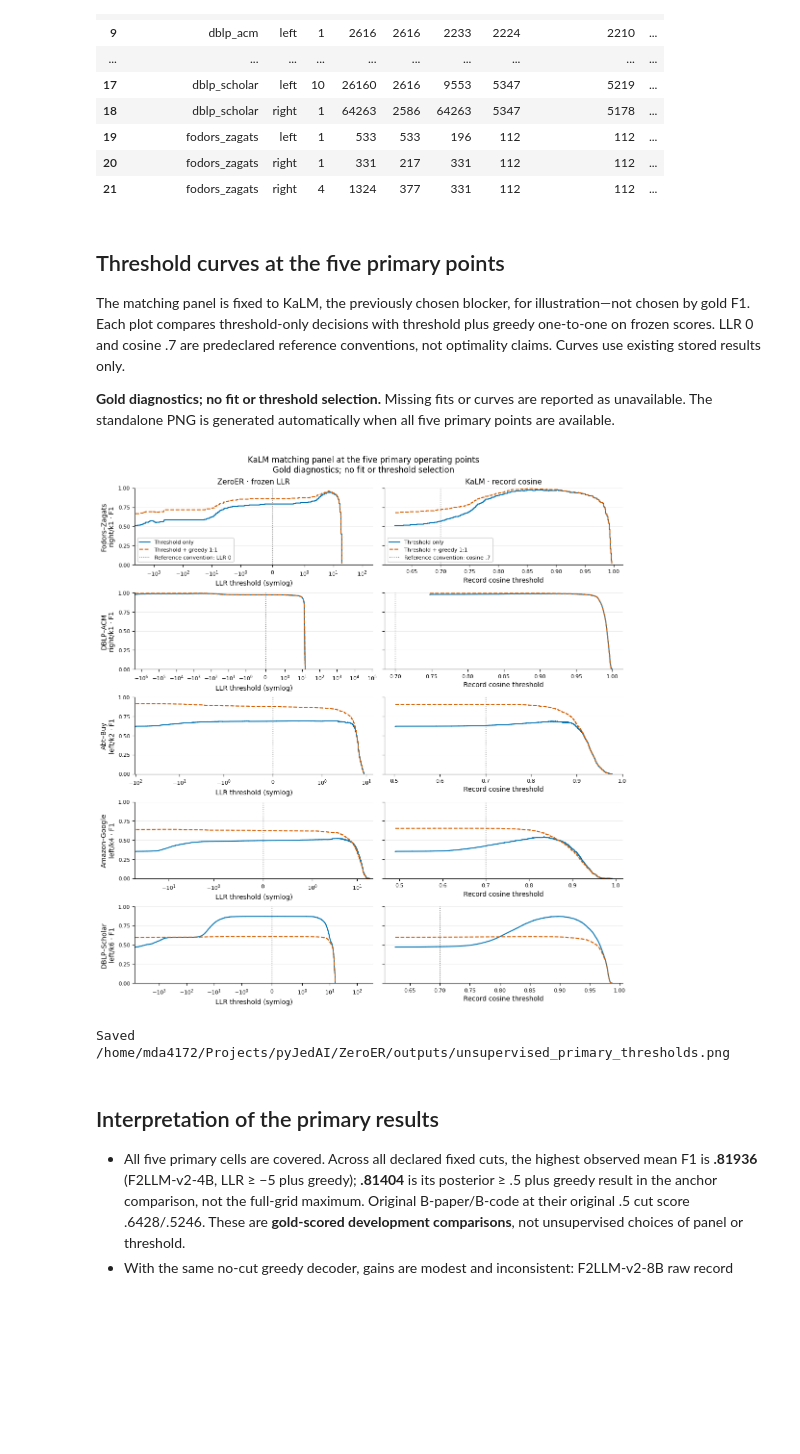
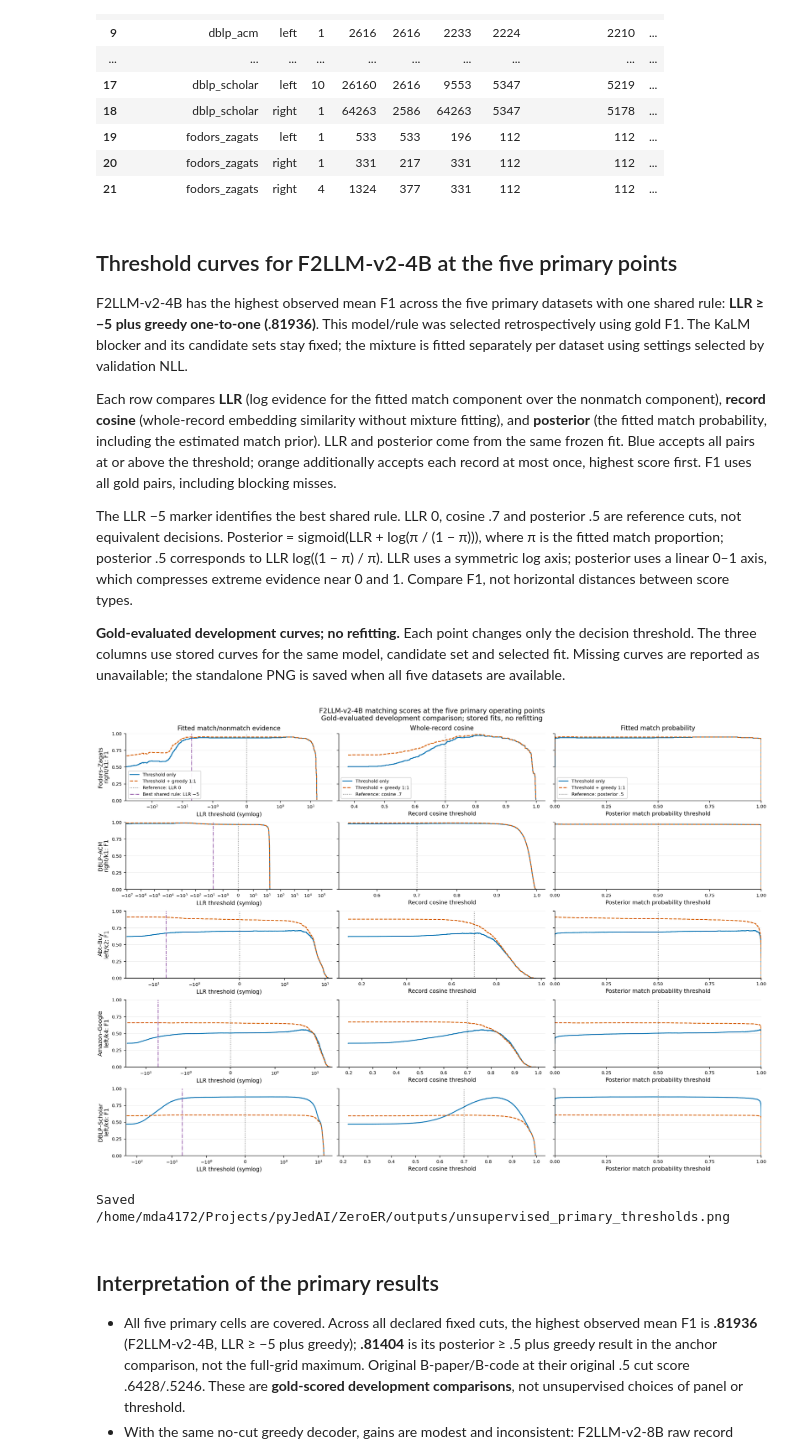
Before and after one commit to mdarm/pyJedAI, a Jupyter notebook: ZeroER/unsupervised-results.ipynb, the cells around one changed output. Drawn from its saved outputs; the diff is of its cells as text; code cells hidden in the pictures; blank space fills up the shorter version.

Commit message:
Compare posterior, LLR and cosine curves for the best shared model

```diff
--- a/ZeroER/unsupervised-results.ipynb
+++ b/ZeroER/unsupervised-results.ipynb
@@ -1081,22 +1081,26 @@ if PLOT_CURVE and CURVE_STUDY is not None and DATABASE.exists():
         ax.set_ylabel("F1")
         plt.show()
 # %% [markdown]
-## Threshold curves at the five primary points
+## Threshold curves for F2LLM-v2-4B at the five primary points
 
-The matching panel is fixed to KaLM, the previously chosen blocker, for illustration—not chosen by gold F1. Each plot compares threshold-only decisions with threshold plus greedy one-to-one on frozen scores. LLR 0 and cosine .7 are predeclared reference conventions, not optimality claims. Curves use existing stored results only.
+F2LLM-v2-4B has the highest observed mean F1 across the five primary datasets with one shared rule: **LLR ≥ −5 plus greedy one-to-one (.81936)**. This model/rule was selected retrospectively using gold F1. The KaLM blocker and its candidate sets stay fixed; the mixture is fitted separately per dataset using settings selected by validation NLL.
 
-**Gold diagnostics; no fit or threshold selection.** Missing fits or curves are reported as unavailable. The standalone PNG is generated automatically when all five primary points are available.
+Each row compares **LLR** (log evidence for the fitted match component over the nonmatch component), **record cosine** (whole-record embedding similarity without mixture fitting), and **posterior** (the fitted match probability, including the estimated match prior). LLR and posterior come from the same frozen fit. Blue accepts all pairs at or above the threshold; orange additionally accepts each record at most once, highest score first. F1 uses all gold pairs, including blocking misses.
+
+The LLR −5 marker identifies the best shared rule. LLR 0, cosine .7 and posterior .5 are reference cuts, not equivalent decisions. Posterior = sigmoid(LLR + log(π / (1 − π))), where π is the fitted match proportion; posterior .5 corresponds to LLR log((1 − π) / π). LLR uses a symmetric log axis; posterior uses a linear 0–1 axis, which compresses extreme evidence near 0 and 1. Compare F1, not horizontal distances between score types.
+
+**Gold-evaluated development curves; no refitting.** Each point changes only the decision threshold. The three columns use stored curves for the same model, candidate set and selected fit. Missing curves are reported as unavailable; the standalone PNG is saved when all five datasets are available.
 # %%
 import matplotlib.pyplot as plt
 
-ILLUSTRATION_MODEL = "tencent_KaLM-Embedding-Gemma3-12B-2511"
+ILLUSTRATION_MODEL = "codefuse-ai_F2LLM-v2-4B"
 PRIMARY_THRESHOLD_FIGURE = Path(OUTPUT_DIR) / "unsupervised_primary_thresholds.png"
 
 
 def read_primary_threshold_curves(database, experiment, primary_cells, model):
     """Read one SQLite snapshot of existing selected-fit curves; never refit."""
     curves, availability = {}, []
-    score_names = ("llr", "record_cos:" + model)
+    score_names = ("llr", "record_cos:" + model, "posterior")
     required = {(score, decoder) for score in score_names for decoder in ("threshold", "greedy")}
     if not Path(database).exists():
         return curves, pd.DataFrame([dict(dataset=d, side=s, k=k, available=False,
@@ -1174,13 +1178,14 @@ def plot_primary_threshold_curves(curves, primary_cells, model):
     labels = {"fodors_zagats": "Fodors–Zagats", "dblp_acm": "DBLP–ACM",
               "abt_buy": "Abt–Buy", "amazon_googleproducts": "Amazon–Google",
               "dblp_scholar": "DBLP–Scholar"}
-    fig, axes = plt.subplots(len(primary_cells), 2, figsize=(11, 11.5), squeeze=False,
+    fig, axes = plt.subplots(len(primary_cells), 3, figsize=(16.5, 11.5), squeeze=False,
                              sharey=True, constrained_layout=True)
     for row, (dataset, side, k) in enumerate(primary_cells):
         data = curves.get((dataset, side, k), {})
-        for col, (score, reference, axis_label) in enumerate(
-                (("llr", 0., "LLR threshold (symlog)"),
-                 ("record_cos:" + model, .7, "Record cosine threshold"))):
+        for col, (score, reference, axis_label, title, reference_label) in enumerate(
+                (("llr", 0., "LLR threshold (symlog)", "Fitted match/nonmatch evidence", "LLR 0"),
+                 ("record_cos:" + model, .7, "Record cosine threshold", "Whole-record cosine", "cosine .7"),
+                 ("posterior", .5, "Posterior match probability threshold", "Fitted match probability", "posterior .5"))):
             ax = axes[row, col]
             for decoder, color, style, label in (
                     ("threshold", "#0072B2", "-", "Threshold only"),
@@ -1189,47 +1194,61 @@ def plot_primary_threshold_curves(curves, primary_cells, model):
                 if curve is not None:
                     # Inclusive cuts: a decision set at t persists until the
                     # previous distinct score when moving down the threshold.
-                    ax.step(curve.threshold, curve.f1, where="pre", color=color,
+                    cuts, f1 = curve.threshold.to_numpy(), curve.f1.to_numpy()
+                    if score == "posterior":
+                        # Show the complete probability domain, including
+                        # reject-all at 1 only when no stored score equals 1.
+                        if cuts[0] > 0:
+                            cuts, f1 = np.r_[0., cuts], np.r_[f1[0], f1]
+                        if cuts[-1] < 1:
+                            cuts, f1 = np.r_[cuts, 1.], np.r_[f1, 0.]
+                    ax.step(cuts, f1, where="pre", color=color,
                             linestyle=style, linewidth=1.5, label=label)
             ax.axvline(reference, color="0.4", linestyle=":", linewidth=1,
-                       label="Reference convention: " + ("LLR 0" if col == 0 else "cosine .7"))
+                       label="Reference: " + reference_label)
             if col == 0:
                 ax.set_xscale("symlog", linthresh=1)
-                ax.set_ylabel(labels.get(dataset, dataset) + "\n" + side + "/k" + str(k) + " · F1")
+                ax.set_ylabel(labels.get(dataset, dataset) + "\n" + side + "/k" + str(k) + ": F1")
+                ax.axvline(-5., color="#7B3294", linestyle="-.", linewidth=1,
+                           label="Best shared rule: LLR −5")
+            if score == "posterior":
+                ax.set_xlim(0, 1)
+                ax.set_xticks([0, .25, .5, .75, 1])
             if not data:
                 ax.text(.5, .5, "Unavailable: selected fit or curve pending",
                         ha="center", va="center", transform=ax.transAxes, fontsize=9)
             ax.set_ylim(0, 1)
             ax.set_yticks([0, .25, .5, .75, 1])
             ax.set_xlabel(axis_label)
             ax.tick_params(labelsize=8)
             ax.grid(axis="y", color="0.9", linewidth=.6)
             ax.spines[["top", "right"]].set_visible(False)
             if row == 0:
-                ax.set_title("ZeroER · frozen LLR" if col == 0 else "KaLM · record cosine", fontsize=11)
+                ax.set_title(title, fontsize=11)
                 ax.legend(loc="lower left", fontsize=8, framealpha=.9)
-    fig.suptitle("KaLM matching panel at the five primary operating points\n"
-                 "Gold diagnostics; no fit or threshold selection", fontsize=12)
+    model_label = model.split("_", 1)[-1]
+    fig.suptitle(model_label + " matching scores at the five primary operating points\n"
+                 "Gold-evaluated development comparison; stored fits, no refitting", fontsize=12)
     return fig
 
 
 primary_threshold_curves, primary_threshold_availability = read_primary_threshold_curves(
     DATABASE, EXPERIMENT, PRIMARY_CELLS, ILLUSTRATION_MODEL)
 PLOT_PRIMARY_THRESHOLDS = (len(primary_threshold_availability) == len(PRIMARY_CELLS)
                           and primary_threshold_availability.available.all())
 if PLOT_PRIMARY_THRESHOLDS:
     primary_threshold_figure = plot_primary_threshold_curves(
         primary_threshold_curves, PRIMARY_CELLS, ILLUSTRATION_MODEL)
     PRIMARY_THRESHOLD_FIGURE.parent.mkdir(parents=True, exist_ok=True)
     primary_threshold_figure.savefig(PRIMARY_THRESHOLD_FIGURE, dpi=180, facecolor="white")
     display(primary_threshold_figure)
     plt.close(primary_threshold_figure)
     print("Saved", PRIMARY_THRESHOLD_FIGURE)
 else:
     print("Threshold figure unavailable until all five selected fits and their curves are stored.")
     display(primary_threshold_availability)
 # %% [output]
-[figure, old version]
+[figure, new version]
 Saved /home/mda4172/Projects/pyJedAI/ZeroER/outputs/unsupervised_primary_thresholds.png
 # %% [markdown]
 ## Interpretation of the primary results
```
Also changed, not shown: parts of 1 cell of this notebook.
